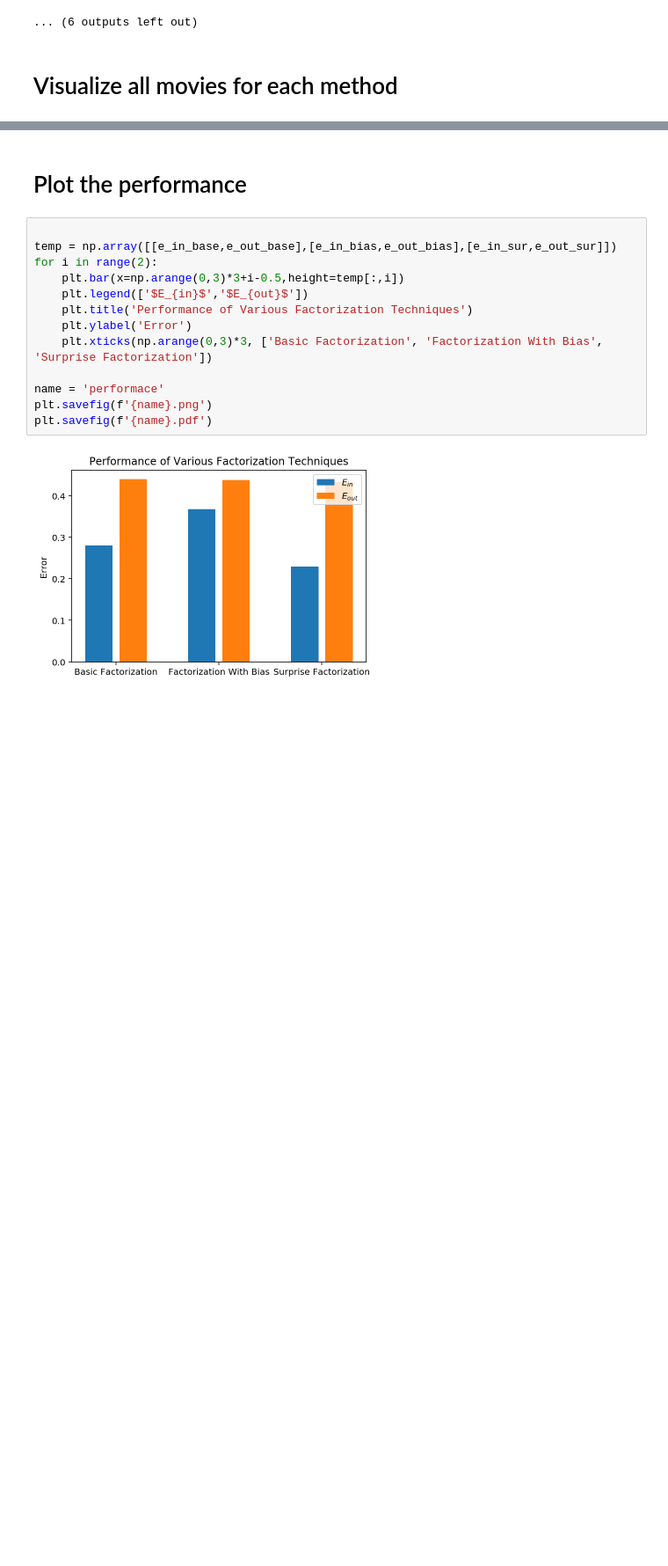
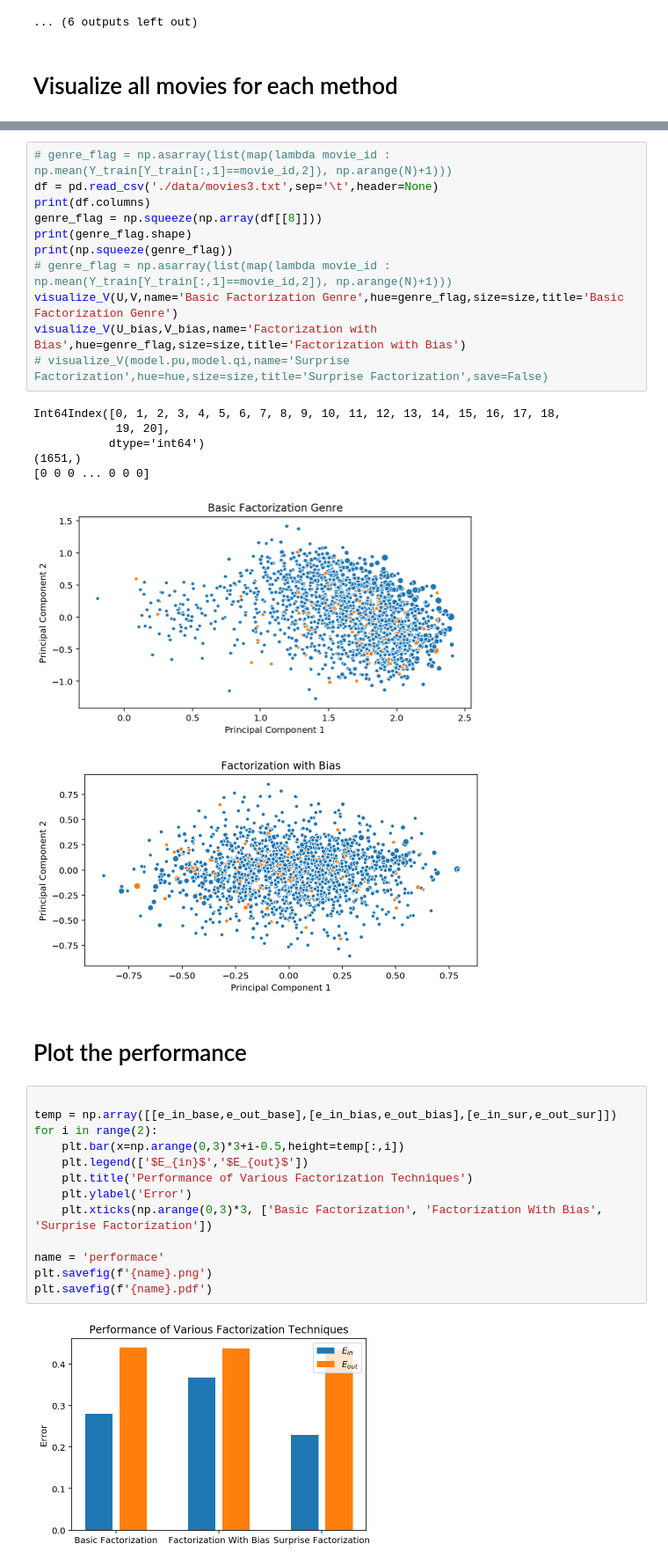
Before and after one commit to SaberaTalukder/Visualizations, a Jupyter notebook: 5.ipynb, the cells around one changed output, grey strips where cells are left out. Shown at 88% size. Drawn from its saved outputs; the diff is of its cells as text; blank space fills up the shorter version.

```diff
--- a/5.ipynb
+++ b/5.ipynb
@@ -171,3 +175,22 @@ visualize_V(model.pu,model.qi,name='Surprise Factorization',hue=hue,size=size,ti
+# %%
+# genre_flag = np.asarray(list(map(lambda movie_id : np.mean(Y_train[Y_train[:,1]==movie_id,2]), np.arange(N)+1)))
+df = pd.read_csv('./data/movies3.txt',sep='\t',header=None)
+print(df.columns)
+genre_flag = np.squeeze(np.array(df[[8]]))
+print(genre_flag.shape)
+print(np.squeeze(genre_flag))
+# genre_flag = np.asarray(list(map(lambda movie_id : np.mean(Y_train[Y_train[:,1]==movie_id,2]), np.arange(N)+1)))
+visualize_V(U,V,name='Basic Factorization Genre',hue=genre_flag,size=size,title='Basic Factorization Genre')
+visualize_V(U_bias,V_bias,name='Factorization with Bias',hue=genre_flag,size=size,title='Factorization with Bias')
+# visualize_V(model.pu,model.qi,name='Surprise Factorization',hue=hue,size=size,title='Surprise Factorization',save=False)
+# %% [output]
+Int64Index([0, 1, 2, 3, 4, 5, 6, 7, 8, 9, 10, 11, 12, 13, 14, 15, 16, 17, 18,
+            19, 20],
+           dtype='int64')
+(1651,)
+[0 0 0 ... 0 0 0]
+[figure, added]
+[figure, added]
 # %% [markdown]
 # Plot the performance
 # %%
```
Also changed, not shown: parts of 3 cells of this notebook.
